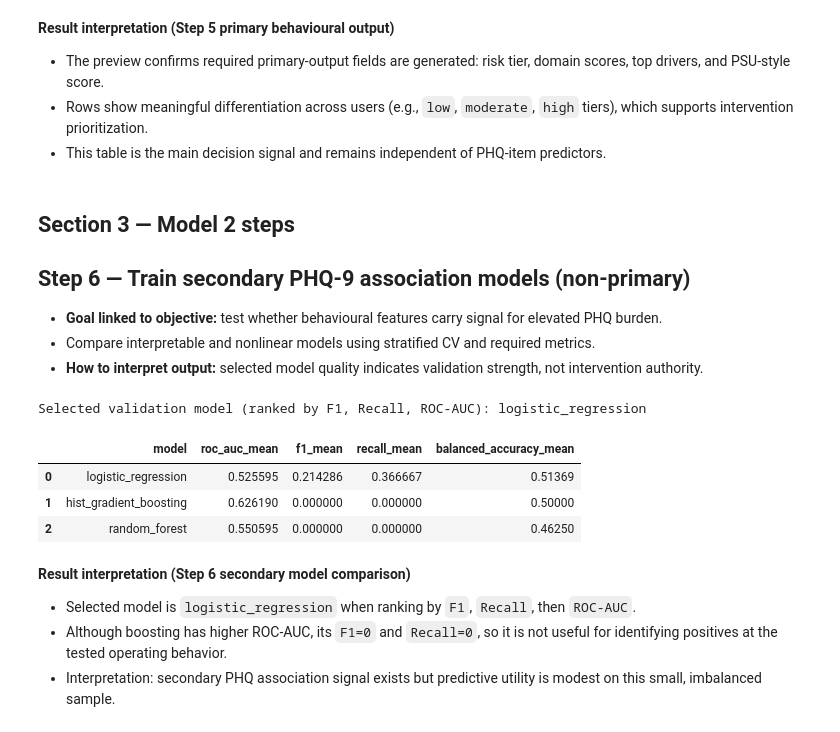
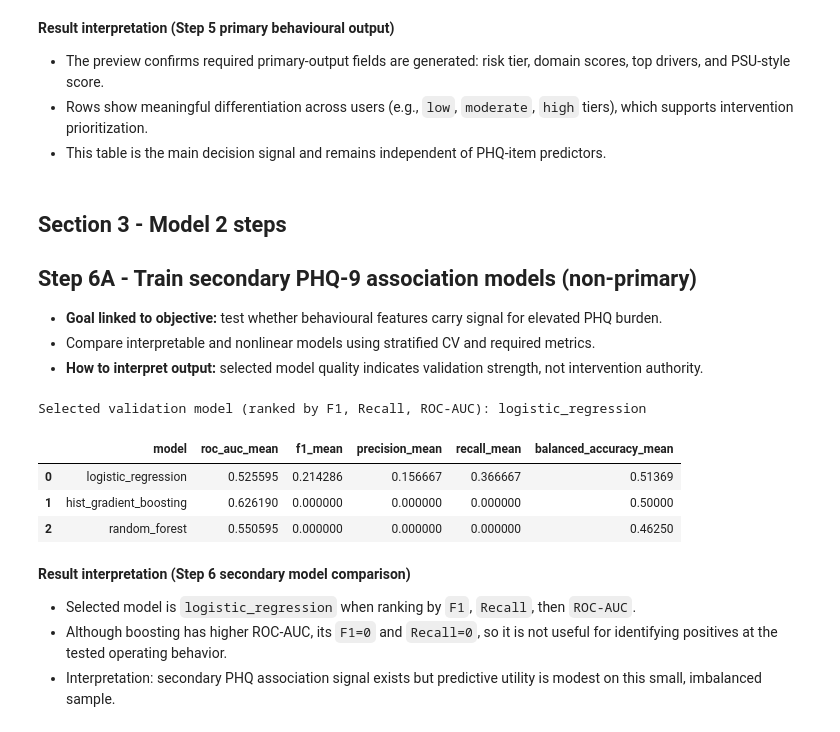
Before and after one commit to beckhamtoh/DSA4262-Addictive-and-Depressive-Phone-Usage, a Jupyter notebook: notebooks/behavioural_risk_phq9_validation.ipynb, the cells around one changed output. Drawn from its saved outputs; the diff is of its cells as text; code cells hidden in the pictures.

```diff
--- a/notebooks/behavioural_risk_phq9_validation.ipynb
+++ b/notebooks/behavioural_risk_phq9_validation.ipynb
@@ -481,9 +482,9 @@ Domain weights: {'domain_exposure_intensity': 0.2039, 'domain_context_disruption
 - Rows show meaningful differentiation across users (e.g., `low`, `moderate`, `high` tiers), which supports intervention prioritization.
 - This table is the main decision signal and remains independent of PHQ-item predictors.
 # %% [markdown]
-## Section 3 — Model 2 steps
+## Section 3 - Model 2 steps
 
-## Step 6 — Train secondary PHQ-9 association models (non-primary)
+## Step 6A - Train secondary PHQ-9 association models (non-primary)
 - **Goal linked to objective:** test whether behavioural features carry signal for elevated PHQ burden.
 - Compare interpretable and nonlinear models using stratified CV and required metrics.
 - **How to interpret output:** selected model quality indicates validation strength, not intervention authority.
@@ -523,38 +524,40 @@ cv = StratifiedKFold(n_splits=5, shuffle=True, random_state=SEED)
 scoring = {
     'roc_auc': 'roc_auc',
     'f1': 'f1',
+    'precision': 'precision',
     'recall': 'recall',
     'balanced_accuracy': 'balanced_accuracy'
 }
 
 rows = []
 for name, model in models.items():
     cv_res = cross_validate(model, X_sec, y, cv=cv, scoring=scoring, n_jobs=None)
     rows.append({
         'model': name,
         'roc_auc_mean': np.mean(cv_res['test_roc_auc']),
         'f1_mean': np.mean(cv_res['test_f1']),
+        'precision_mean': np.mean(cv_res['test_precision']),
         'recall_mean': np.mean(cv_res['test_recall']),
         'balanced_accuracy_mean': np.mean(cv_res['test_balanced_accuracy'])
     })
 
 comparison_df = pd.DataFrame(rows)
 
 # Rank by threshold-sensitive utility first (F1, Recall), then discrimination (ROC-AUC)
 comparison_df = comparison_df.sort_values(
     ['f1_mean', 'recall_mean', 'roc_auc_mean'], ascending=False
 ).reset_index(drop=True)
 
 selected_model_name = comparison_df.iloc[0]['model']
 print('Selected validation model (ranked by F1, Recall, ROC-AUC):', selected_model_name)
 
 comparison_df
 # %% [output]
 Selected validation model (ranked by F1, Recall, ROC-AUC): logistic_regression
-|  | model | roc_auc_mean | f1_mean | recall_mean | balanced_accuracy_mean |
-| 0 | logistic_regression | 0.525595 | 0.214286 | 0.366667 | 0.51369 |
-| 1 | hist_gradient_boosting | 0.626190 | 0.000000 | 0.000000 | 0.50000 |
-| 2 | random_forest | 0.550595 | 0.000000 | 0.000000 | 0.46250 |
+|  | model | roc_auc_mean | f1_mean | precision_mean | recall_mean | balanced_accuracy_mean |
+| 0 | logistic_regression | 0.525595 | 0.214286 | 0.156667 | 0.366667 | 0.51369 |
+| 1 | hist_gradient_boosting | 0.626190 | 0.000000 | 0.000000 | 0.000000 | 0.50000 |
+| 2 | random_forest | 0.550595 | 0.000000 | 0.000000 | 0.000000 | 0.46250 |
 # %% [markdown]
 **Result interpretation (Step 6 secondary model comparison)**
 - Selected model is `logistic_regression` when ranking by `F1`, `Recall`, then `ROC-AUC`.
```
Also changed, not shown: parts of 11 cells of this notebook.
